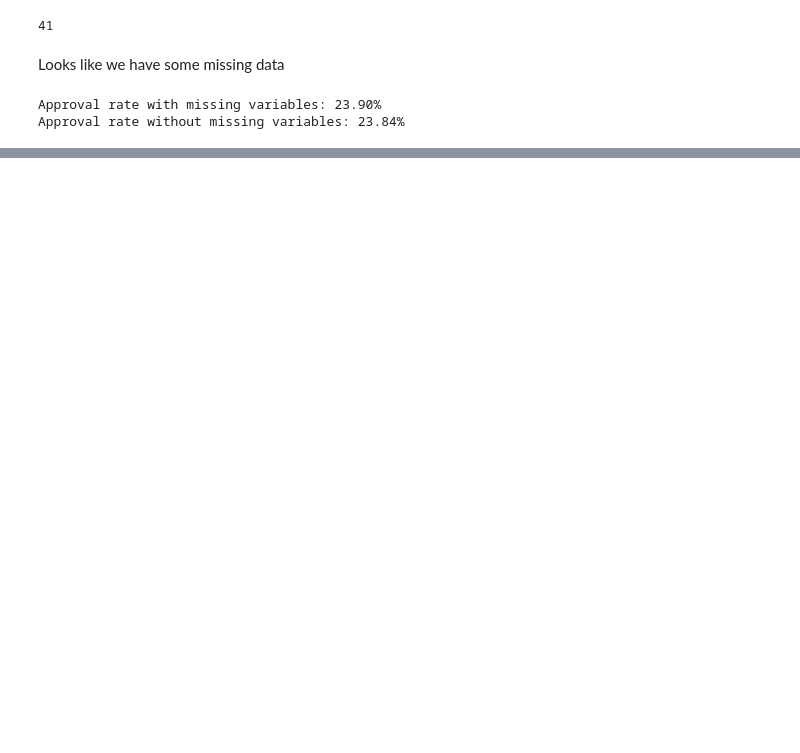
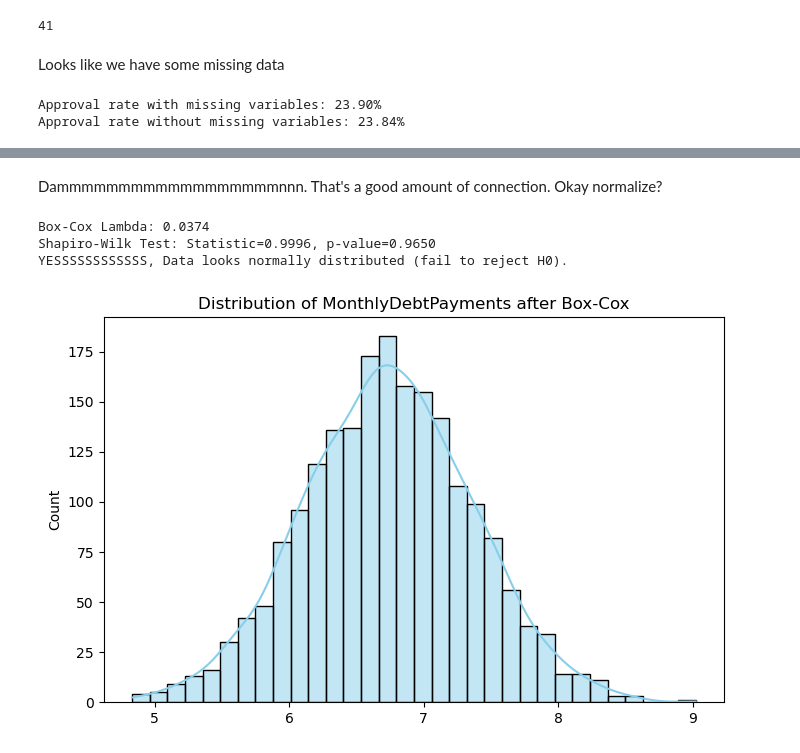
Before and after one commit to KimiyaVahidMotlagh/QBC-DA10-Group4Project1, a Jupyter notebook: DA10_EDA(Arash).ipynb, the cells around one changed output, grey strips where cells are left out. Cells and saved outputs as stored; diff of their text form; code cells hidden in the pictures; blank space fills up the shorter version.

```diff
--- a/DA10_EDA(Arash).ipynb
+++ b/DA10_EDA(Arash).ipynb
@@ -932,2 +1060,11 @@ fin_df['MonthlyDebtPayments']  = fin_df['MonthlyDebtPayments'].fillna(fin_df['Mo
+# %% [markdown]
+Dammmmmmmmmmmmmmmmmmnnn. That's a good amount of connection. Okay normalize?
+# %%
+normalized_data, lambda_val, method = normalize_numerical_data(fin_df, col='MonthlyDebtPayments')
+# %% [output]
+Box-Cox Lambda: 0.0374
+Shapiro-Wilk Test: Statistic=0.9996, p-value=0.9650
+YESSSSSSSSSSSS, Data looks normally distributed (fail to reject H0).
+[figure, added]
 # %%
 # sns.histplot(data=fin_df, x='MonthlyDebtPayments', hue='LoanApproved', kde=True, element="step", stat="density", common_norm=False, palette="Set1")
```
Also changed, not shown: parts of 35 cells of this notebook.
